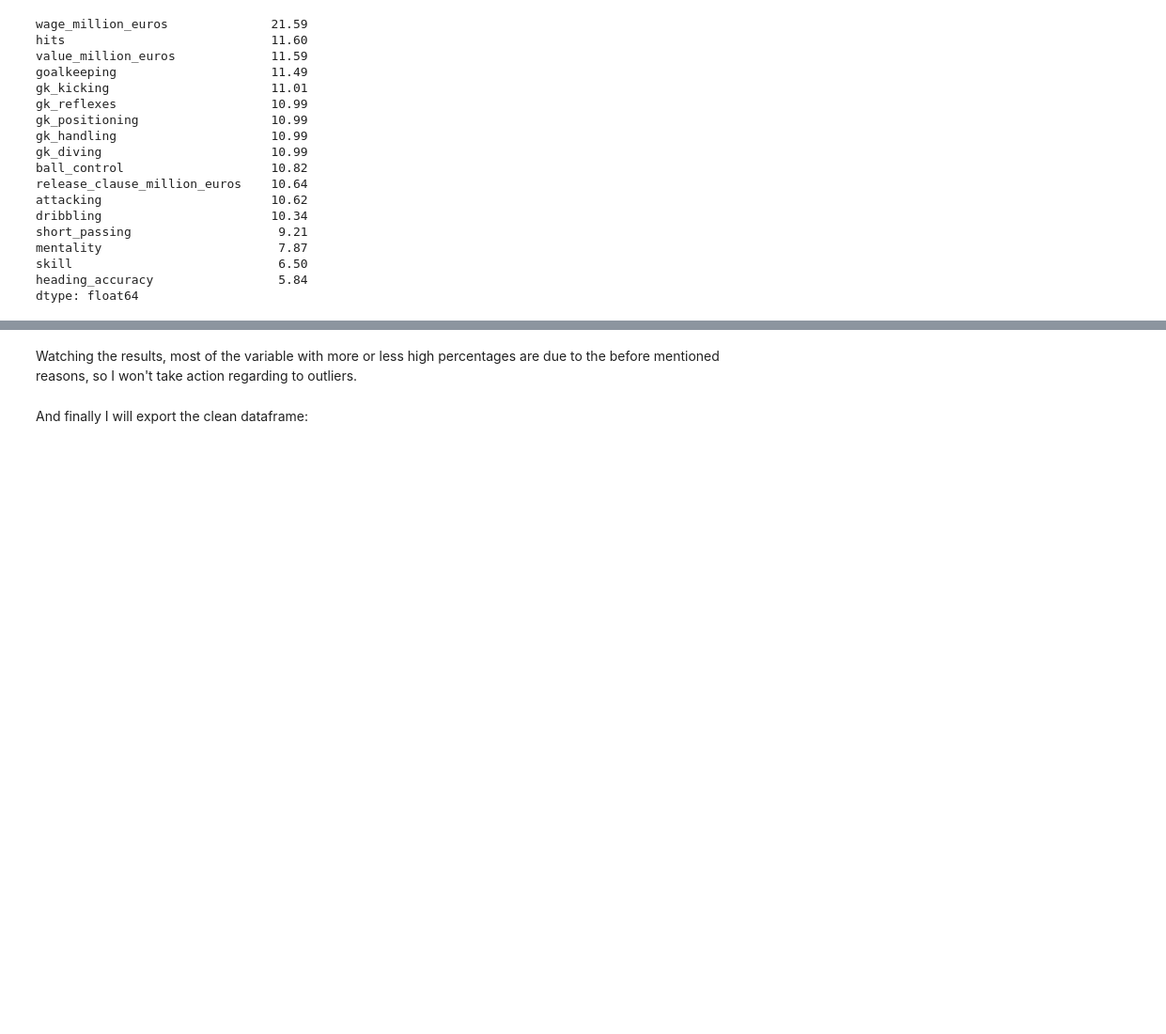
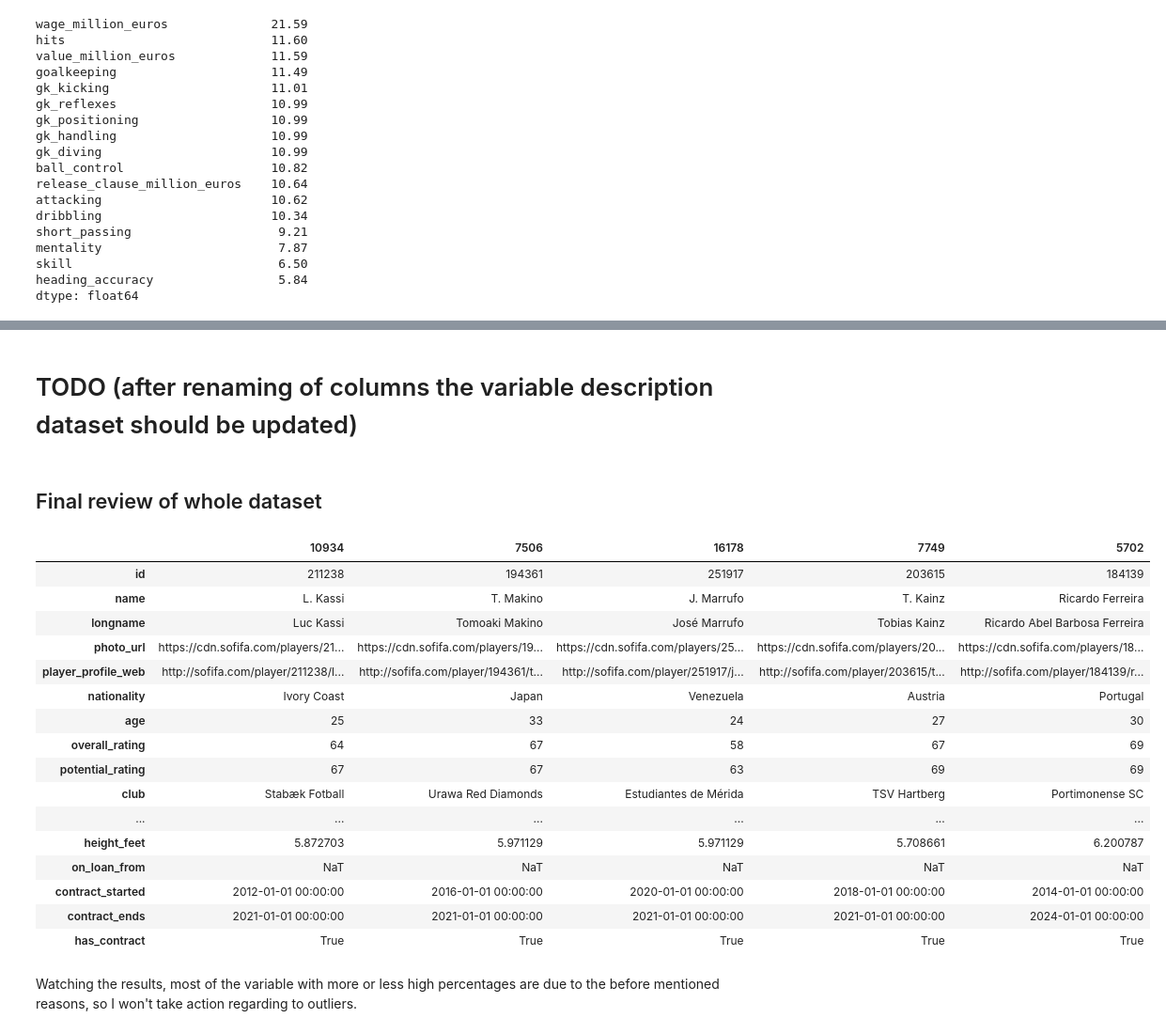
Before and after one commit to chusk2/data_cleaning_challenge_fifa21, a Jupyter notebook: clean_dataset_fifa21.ipynb, the cells around one changed output, grey strips where cells are left out. Shown at 94% size. Cells and saved outputs as stored; diff of their text form; code cells hidden in the pictures; blank space fills up the shorter version.

```diff
--- a/clean_dataset_fifa21.ipynb
+++ b/clean_dataset_fifa21.ipynb
@@ -1247,0 +1551,2 @@ dtype: float64
+# %%
+df.rename(columns = { '↓ova' : 'ova'}, inplace=True)
@@ -1247,0 +1715,22 @@ dtype: float64
+# %%
+renaming_dict = {
+    'ova': 'overall_rating',
+    'pot' : 'potential_rating',
+    'bov' : 'best_overall_rating',
+    'w/f' : 'weaker_foot_ability',
+    'sm' : 'skill_moves_ability',
+    'a/w' : 'attack_work_rate',
+    'd/w' : 'defense_work_rate',
+    'ir' : 'injury_resistance',
+    'pac' : 'player_speed',
+    'sho' : 'shooting_ability',
+    'pas' : 'passing_ability',
+    'dri' : 'dribbling_ability',
+    'def' : 'defensive_ability',
+    'phy' : 'player_strength',
+    'hits' : 'profile_web_visits',
+    'photourl' : 'photo_url',
+    'playerurl' : 'player_profile_web',
+}
+# %%
+df.rename(columns = renaming_dict, inplace=True)
@@ -1248,6 +1760,28 @@ dtype: float64
+# %% [markdown]
+# TODO (after renaming of columns the variable description dataset should be updated)
+# %% [markdown]
+## Final review of whole dataset
+# %%
+df.sample(5).T
+# %% [output]
+|  | 10934 | 7506 | 16178 | 7749 | 5702 |
+| id | 211238 | 194361 | 251917 | 203615 | 184139 |
+| name | L. Kassi | T. Makino | J. Marrufo | T. Kainz | Ricardo Ferreira |
+| longname | Luc Kassi | Tomoaki Makino | José Marrufo | Tobias Kainz | Ricardo Abel Barbosa Ferreira |
+| photo_url | https://cdn.sofifa.com/players/21... | https://cdn.sofifa.com/players/19... | https://cdn.sofifa.com/players/25... | https://cdn.sofifa.com/players/20... | https://cdn.sofifa.com/players/18... |
+| player_profile_web | http://sofifa.com/player/211238/l... | http://sofifa.com/player/194361/t... | http://sofifa.com/player/251917/j... | http://sofifa.com/player/203615/t... | http://sofifa.com/player/184139/r... |
+| nationality | Ivory Coast | Japan | Venezuela | Austria | Portugal |
+| age | 25 | 33 | 24 | 27 | 30 |
+| overall_rating | 64 | 67 | 58 | 67 | 69 |
+| potential_rating | 67 | 67 | 63 | 69 | 69 |
+| club | Stabæk Fotball | Urawa Red Diamonds | Estudiantes de Mérida | TSV Hartberg | Portimonense SC |
+| ... | ... | ... | ... | ... | ... |
+| height_feet | 5.872703 | 5.971129 | 5.971129 | 5.708661 | 6.200787 |
+| on_loan_from | NaT | NaT | NaT | NaT | NaT |
+| contract_started | 2012-01-01 00:00:00 | 2016-01-01 00:00:00 | 2020-01-01 00:00:00 | 2018-01-01 00:00:00 | 2014-01-01 00:00:00 |
+| contract_ends | 2021-01-01 00:00:00 | 2021-01-01 00:00:00 | 2021-01-01 00:00:00 | 2021-01-01 00:00:00 | 2024-01-01 00:00:00 |
+| has_contract | True | True | True | True | True |
 # %% [markdown]
 Watching the results, most of the variable with more or less high percentages are due to the before mentioned reasons, so I won't take action regarding to outliers.
-# %% [markdown]
-And finally I will export the clean dataframe:
 # %%
 df.to_csv('clean_fifa21_dataset.csv', index=False, na_rep='NULL')
```
Also changed, not shown: parts of 100 cells of this notebook, 1 other file.
